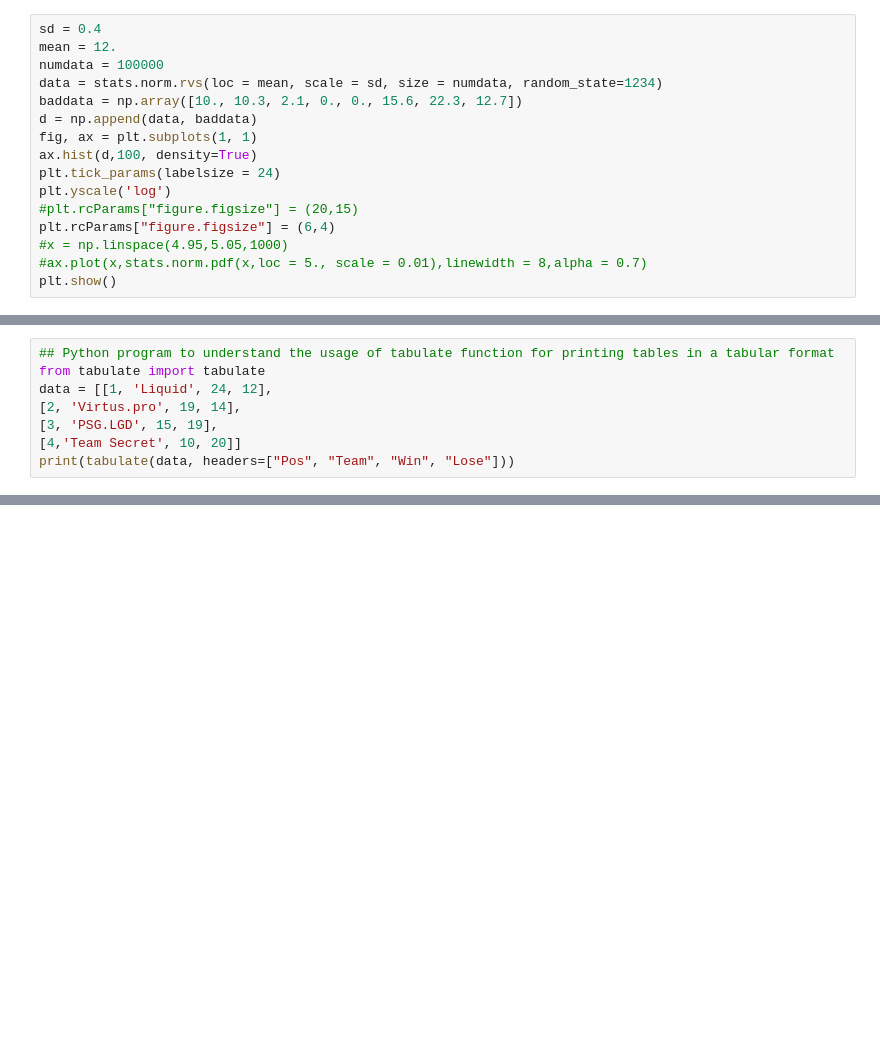
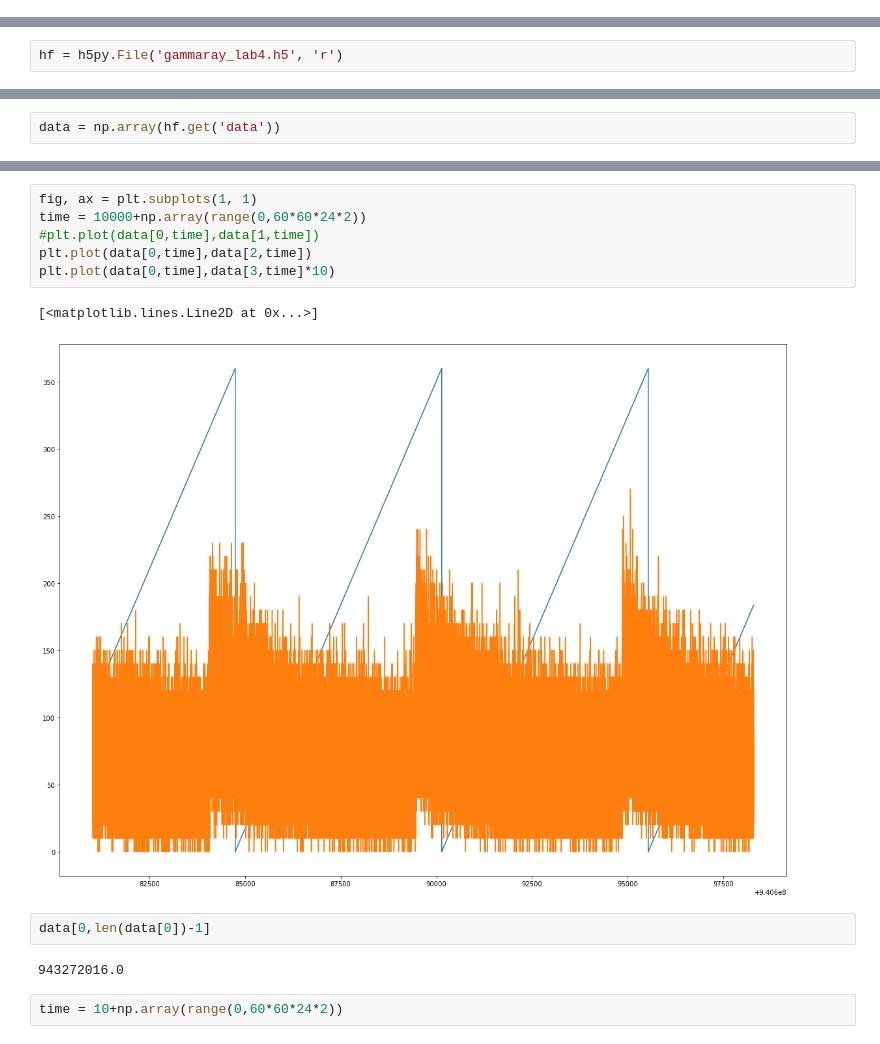
Before and after one commit to pjiang99/PHYS434, a Jupyter notebook: Untitled.ipynb, the cells around one changed output, grey strips where cells are left out. Drawn from its saved outputs; the diff is of its cells as text; blank space fills up the shorter version.

```diff
--- a/Untitled.ipynb
+++ b/Untitled.ipynb
@@ -15,16 +12,0 @@ stats.poisson.pmf(20000,20000)
-# %%
-sd = 0.4
-mean = 12.
-numdata = 100000
-data = stats.norm.rvs(loc = mean, scale = sd, size = numdata, random_state=1234)
-baddata = np.array([10., 10.3, 2.1, 0., 0., 15.6, 22.3, 12.7])
-d = np.append(data, baddata)
-fig, ax = plt.subplots(1, 1)
-ax.hist(d,100, density=True)
-plt.tick_params(labelsize = 24)
-plt.yscale('log')
-#plt.rcParams["figure.figsize"] = (20,15)
-plt.rcParams["figure.figsize"] = (6,4)
-#x = np.linspace(4.95,5.05,1000)
-#ax.plot(x,stats.norm.pdf(x,loc = 5., scale = 0.01),linewidth = 8,alpha = 0.7)
-plt.show()
@@ -48,0 +13,2 @@ a 31.731051%
+# %%
+hf = h5py.File('gammaray_lab4.h5', 'r')
@@ -49 +19,3 @@ a 31.731051%
+# %%
+data = np.array(hf.get('data'))
 # %%
@@ -55,8 +22,0 @@ print(tabulate([['Alice', 24], ['Bob', 19]], headers=['Name', 'Age']))
-# %%
-## Python program to understand the usage of tabulate function for printing tables in a tabular format
-from tabulate import tabulate
-data = [[1, 'Liquid', 24, 12],
-[2, 'Virtus.pro', 19, 14],
-[3, 'PSG.LGD', 15, 19],
-[4,'Team Secret', 10, 20]]
-print(tabulate(data, headers=["Pos", "Team", "Win", "Lose"]))
@@ -69,0 +37,15 @@ print(str(np.array([[10., 10.3, 2.1, 0., 0., 15.6, 22.3, 12.7],[10., 10.3, 2.1,
+# %%
+fig, ax = plt.subplots(1, 1)
+time = 10000+np.array(range(0,60*60*24*2))
+#plt.plot(data[0,time],data[1,time])
+plt.plot(data[0,time],data[2,time])
+plt.plot(data[0,time],data[3,time]*10)
+# %% [output]
+[<matplotlib.lines.Line2D at 0x...>]
+[figure, added]
+# %%
+data[0,len(data[0])-1]
+# %% [output]
+943272016.0
+# %%
+time = 10+np.array(range(0,60*60*24*2))
```
Also changed, not shown: parts of 19 cells of this notebook, 2 other files.
